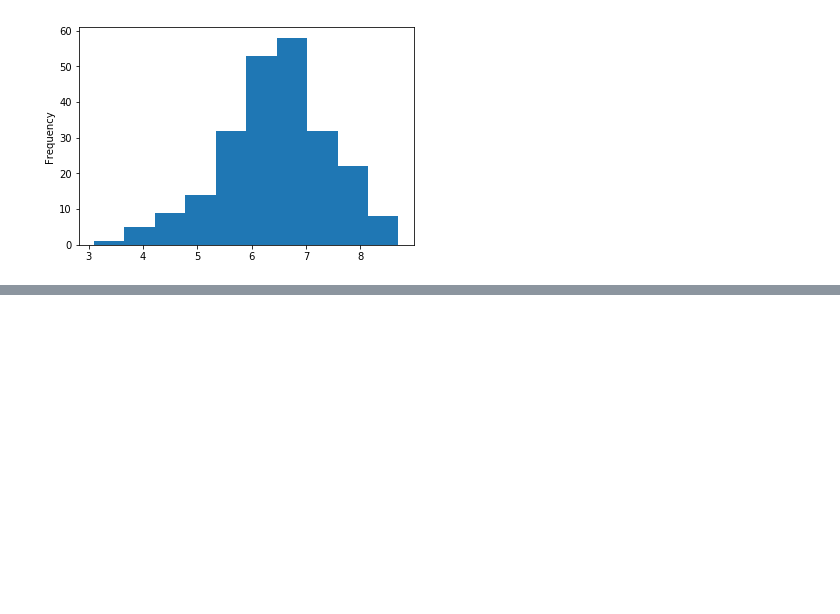
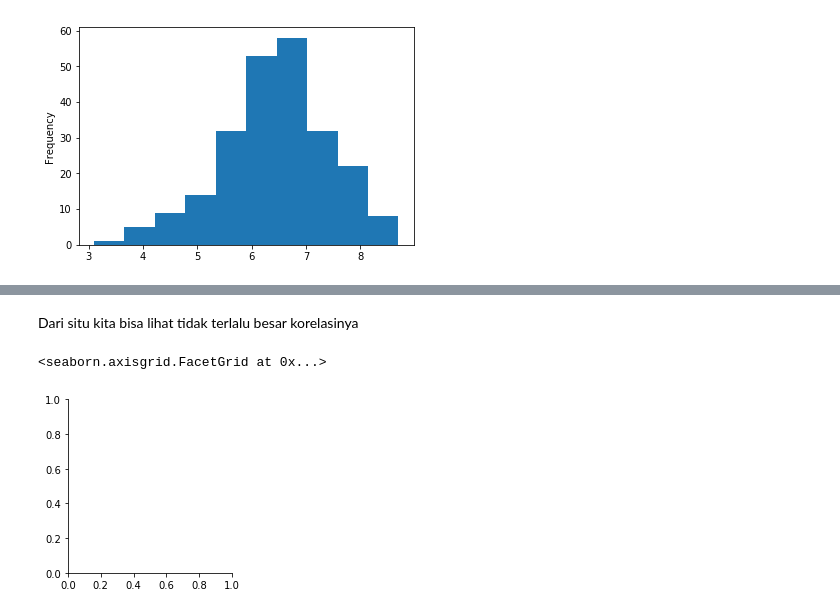
Before and after one commit to FawwazMayda/UTSRPLD, a Jupyter notebook: Permulaan.ipynb, the cells around one changed output, grey strips where cells are left out. Cells and saved outputs as stored; diff of their text form; code cells hidden in the pictures; blank space fills up the shorter version.

```diff
--- a/Permulaan.ipynb
+++ b/Permulaan.ipynb
@@ -134,0 +151,7 @@ data.Ratings.plot(kind="hist")
+# %% [markdown]
+Dari situ kita bisa lihat tidak terlalu besar korelasinya
+# %%
+sns.FacetGrid(data)
+# %% [output]
+<seaborn.axisgrid.FacetGrid at 0x...>
+[figure, added]
```
Also changed, not shown: parts of 5 cells of this notebook.
